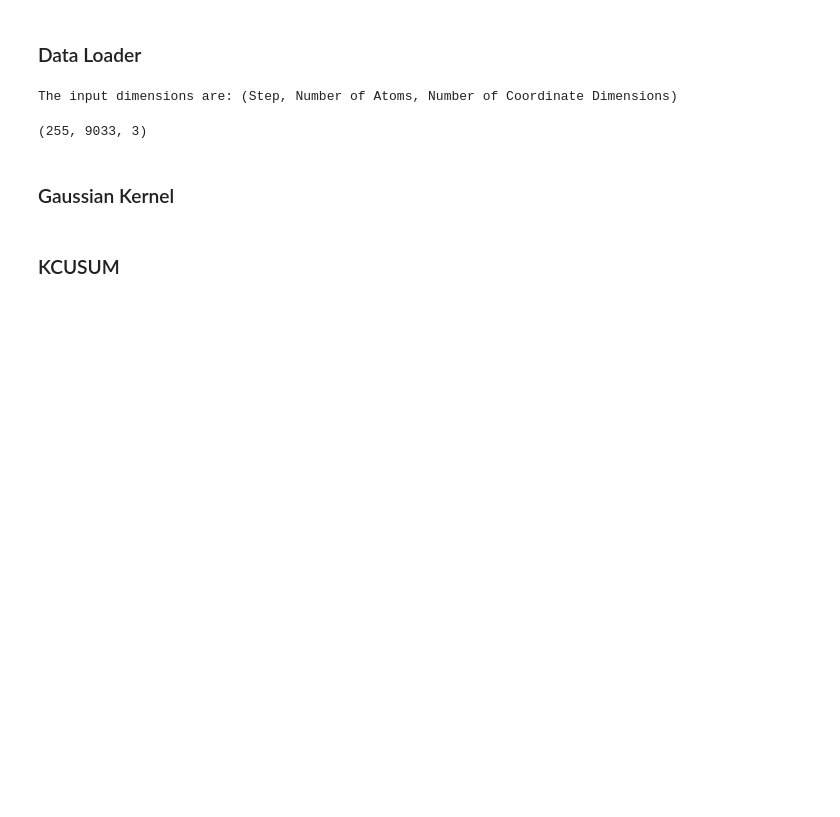
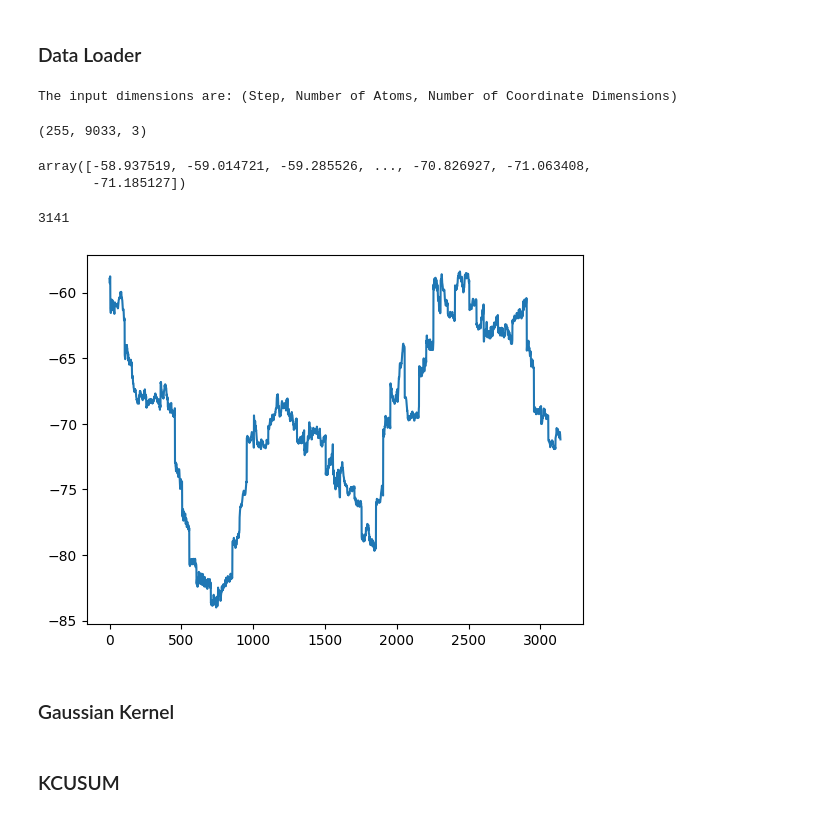
Before and after one commit to CODARcode/MDTrAnal, a Jupyter notebook: kcusum_v2.ipynb, the cells around one changed output. Cells and saved outputs as stored; diff of their text form; code cells hidden in the pictures; blank space fills up the shorter version.

Commit message:
Updated visuals, data processing methods

```diff
--- a/kcusum_v2.ipynb
+++ b/kcusum_v2.ipynb
@@ -31,6 +31,30 @@ The input dimensions are: (Step, Number of Atoms, Number of Coordinate Dimension
 (255, 9033, 3)
 # %%
 buffer_set = xyz_coords.copy() #Deep copy
+# %%
+#if loading data as separate files:
+data_x = np.loadtxt("pro_1h9t_x.csv",
+                 delimiter=",", dtype=float)
+
+data_y = np.loadtxt("pro_1h9t_y.csv",
+                 delimiter=",", dtype=float)
+
+data_z = np.loadtxt("pro_1h9t_z.csv",
+                 delimiter=",", dtype=float)
+data_x
+# %% [output]
+array([-58.937519, -59.014721, -59.285526, ..., -70.826927, -71.063408,
+       -71.185127])
+# %%
+#Check length/dimension of loaded data
+len(data_z)
+# %% [output]
+3141
+# %%
+plt.plot(data_x)
+plt.show()
+# %% [output]
+[figure, added]
 # %% [markdown]
 ### Gaussian Kernel
 # %%
```
Also changed, not shown: parts of 10 cells of this notebook.
